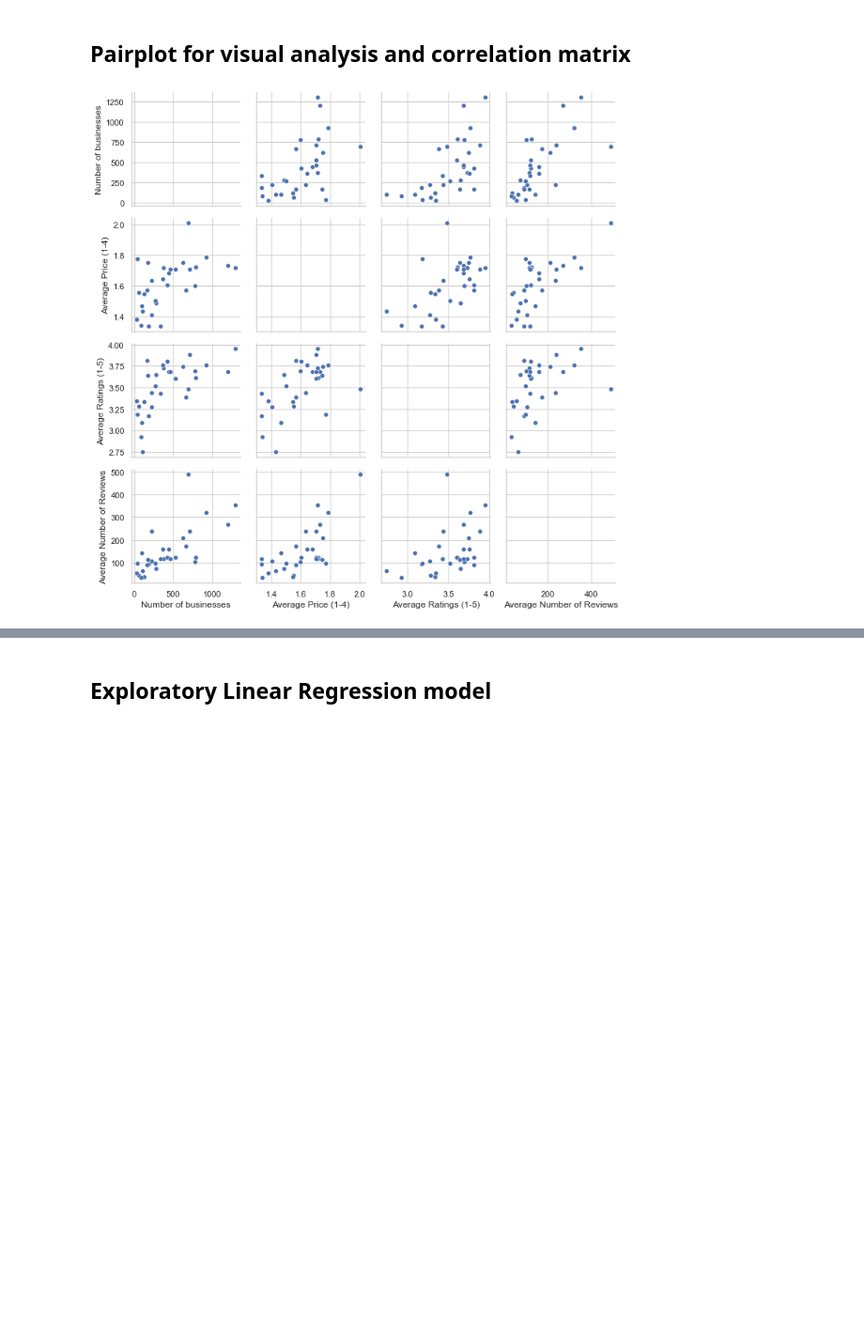
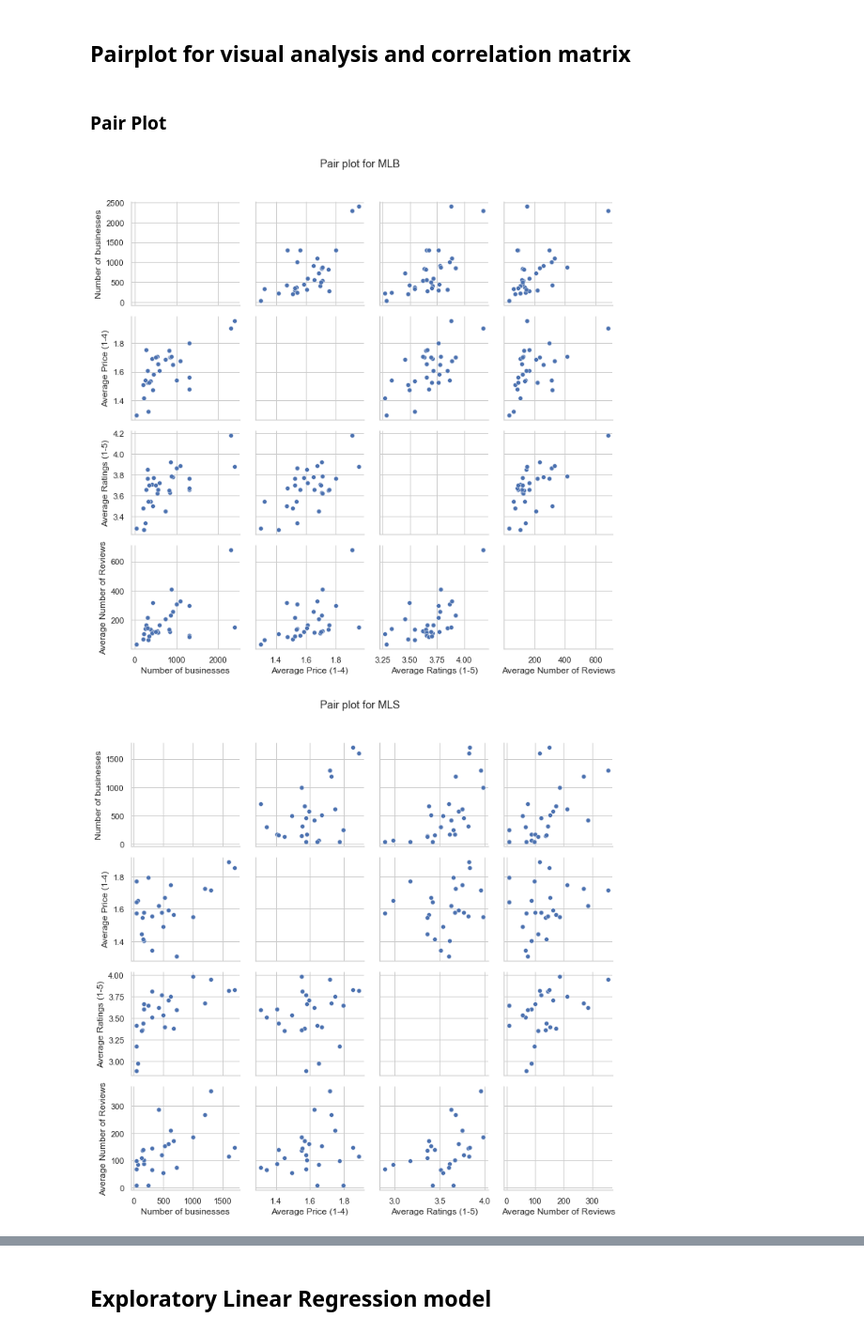
Before and after one commit to Xavier4t/Sports_and_Restaurants, a Jupyter notebook: Example_Analysis.ipynb, the cells around one changed output, grey strips where cells are left out. Shown at 94% size. Cells and saved outputs as stored; diff of their text form; code cells hidden in the pictures; blank space fills up the shorter version.

Commit message:
saved barplots, pairplots and correlation figures

```diff
--- a/Example_Analysis.ipynb
+++ b/Example_Analysis.ipynb
@@ -202,9 +202,19 @@ for k,v in stats.items():
 [figure]
 # %% [markdown]
 ## Pairplot for visual analysis and correlation matrix
-# %%
-# Pairplot
-sns.PairGrid(stats["NFL"].iloc[:,2:]).map_offdiag(sns.scatterplot)
-plt.show()
-# %% [output]
-[figure, removed]
+# %% [markdown]
+### Pair Plot
+# %%
+def GridPair(league, df, save=False):
+    pp=sns.PairGrid(df.iloc[:,2:]).map_offdiag(sns.scatterplot)
+    pp.fig.subplots_adjust(top=.9)
+    pp.fig.suptitle(f'Pair plot for {league}')
+    if save:
+        plt.savefig(f'Images/Pairplot_{league}.png', bbox_inches = 'tight')
+    plt.show()
+# %%
+for k,v in stats.items():
+    GridPair(k,v, save=False)
+# %% [output]
+[figure, added]
+[figure, added]
```
Also changed, not shown: parts of 4 cells of this notebook, 30 other files.
